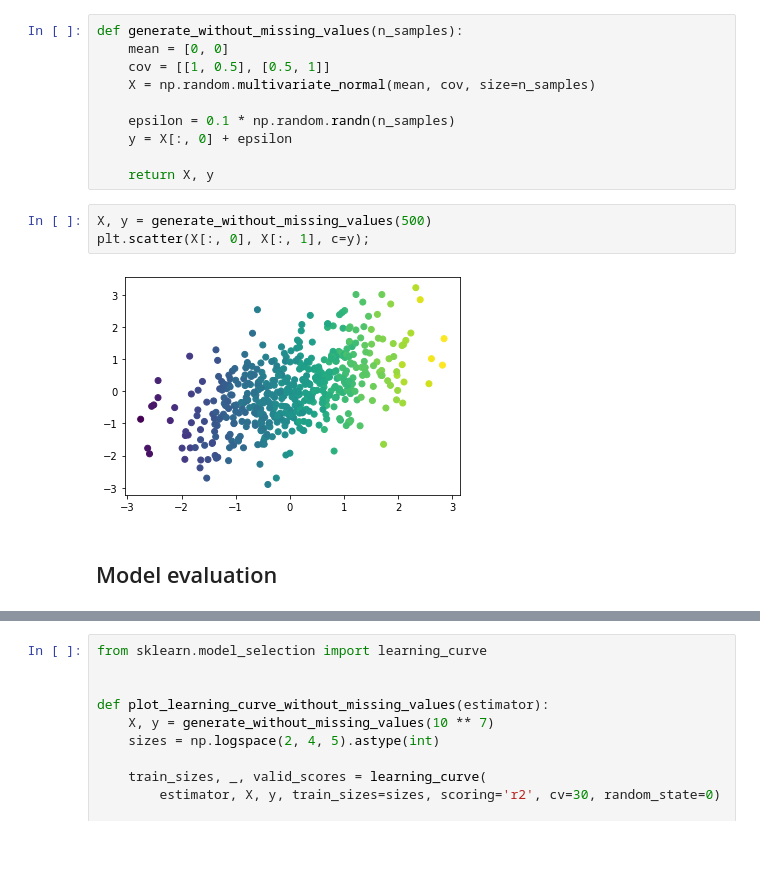
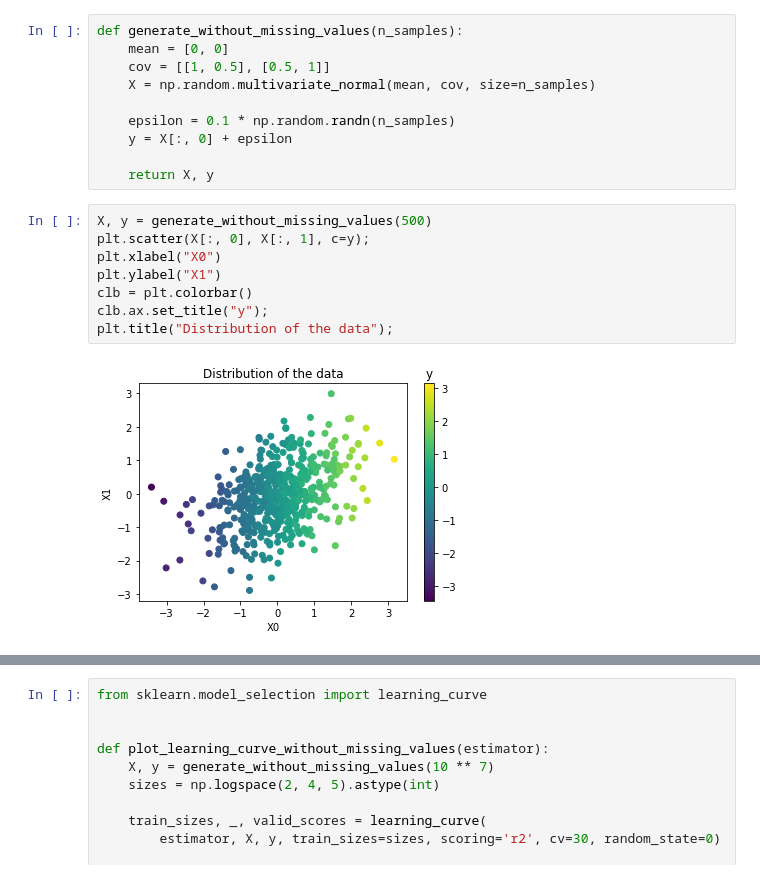
Before and after one commit to nprost/supervised_missing, a Jupyter notebook: A toy regression model with missing values.ipynb, the cells around one changed output, grey strips where cells are left out. Saved outputs shown, nothing was run; the diff lists cells and outputs as text; blank space fills up the shorter version.

```diff
--- a/A toy regression model with missing values.ipynb
+++ b/A toy regression model with missing values.ipynb
@@ -19,7 +21,10 @@ def generate_without_missing_values(n_samples):
 # %%
 X, y = generate_without_missing_values(500)
 plt.scatter(X[:, 0], X[:, 1], c=y);
+plt.xlabel("X0")
+plt.ylabel("X1")
+clb = plt.colorbar()
+clb.ax.set_title("y");
+plt.title("Distribution of the data");
 # %% [output]
-[figure, old version]
+[figure, new version]
-# %% [markdown]
-## Model evaluation
```
Also changed, not shown: parts of 20 cells of this notebook.
